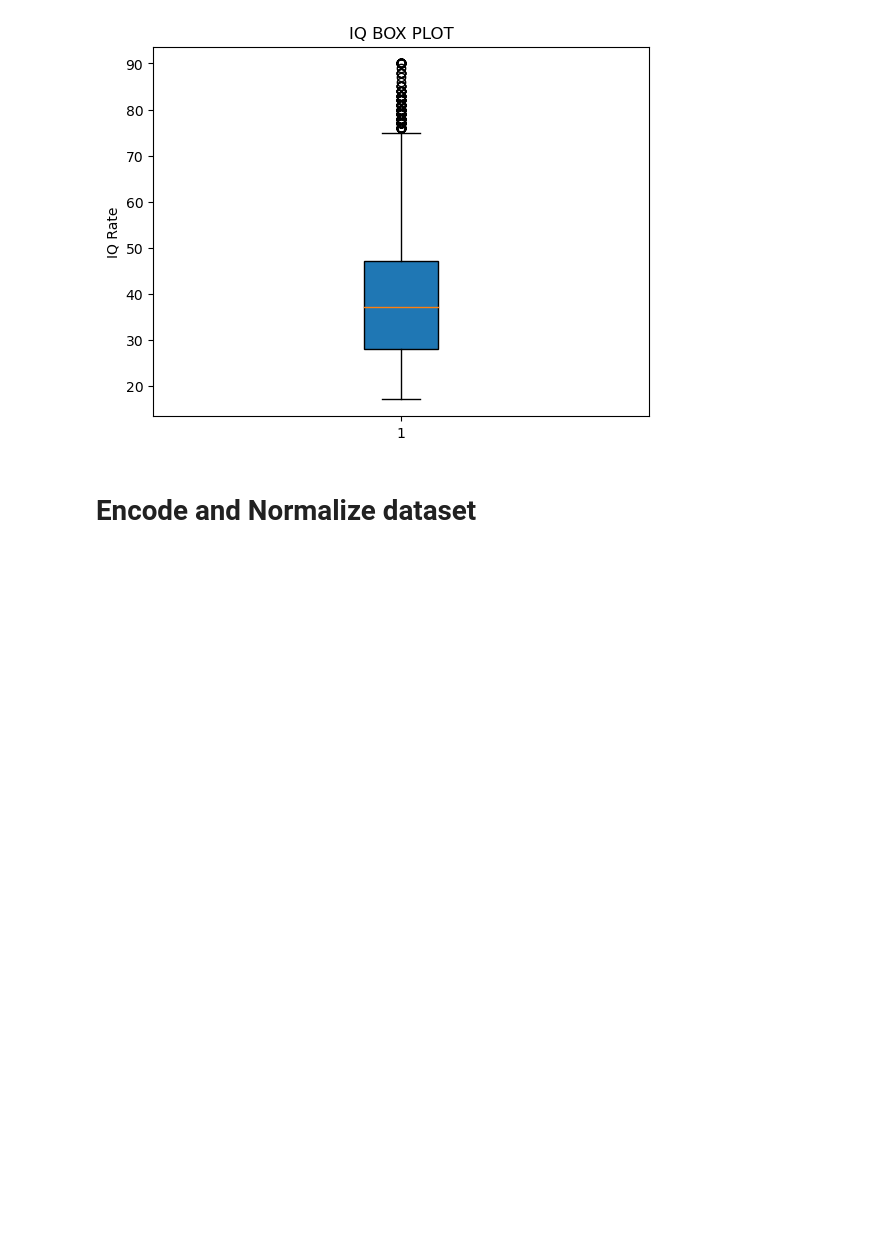
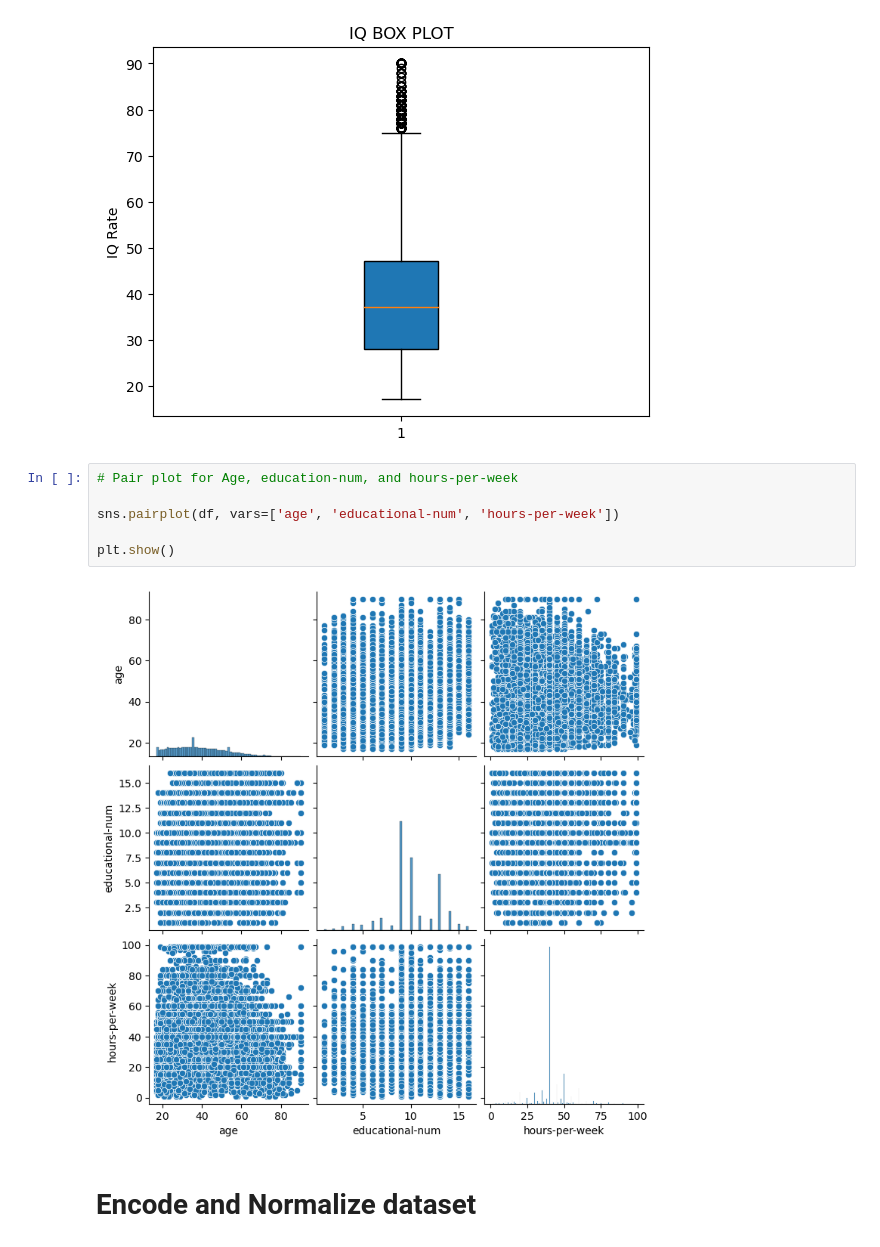
Before and after one commit to Abtinz/Machine-Learning-with-Python, a Jupyter notebook: DataMining/Data-PCA-Preprocessing/DM-Project1.ipynb, the cells around one changed output. Saved outputs shown, nothing was run; the diff lists cells and outputs as text; blank space fills up the shorter version.

```diff
--- a/DataMining/Data-PCA-Preprocessing/DM-Project1.ipynb
+++ b/DataMining/Data-PCA-Preprocessing/DM-Project1.ipynb
@@ -164,6 +154,14 @@ third quantile:  47.0
 IQR (Q3 - Q1) :  19.0
 LV:  -0.5
 [figure]
+# %%
+# Pair plot for Age, education-num, and hours-per-week
+
+sns.pairplot(df, vars=['age', 'educational-num', 'hours-per-week'])
+
+plt.show()
+# %% [output]
+[figure, added]
 # %% [markdown]
 # Encode and Normalize dataset
 # %%
```
Also changed, not shown: parts of 4 cells of this notebook.
